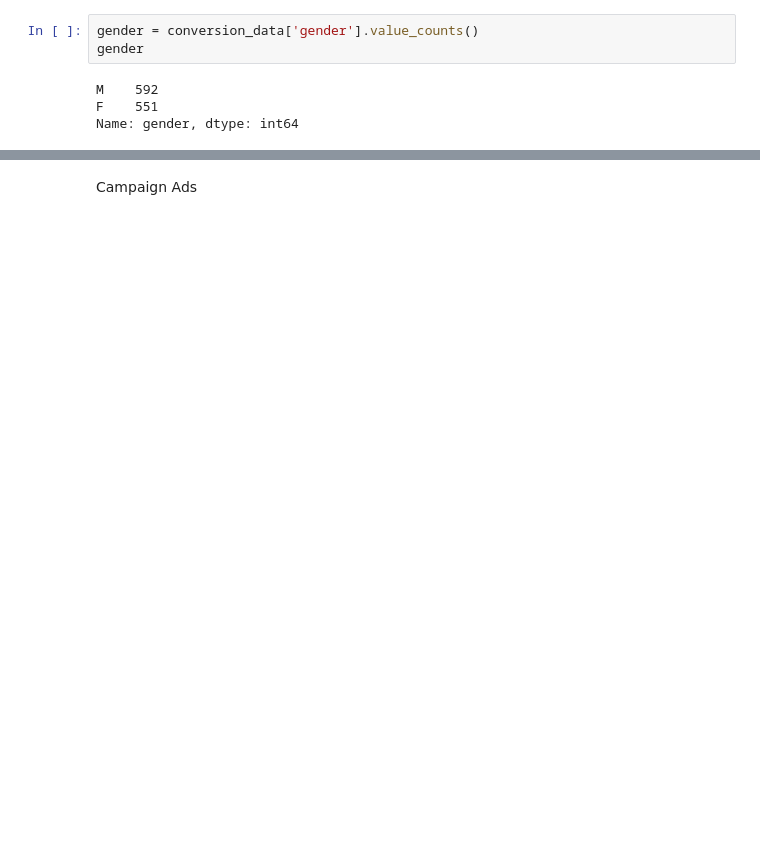
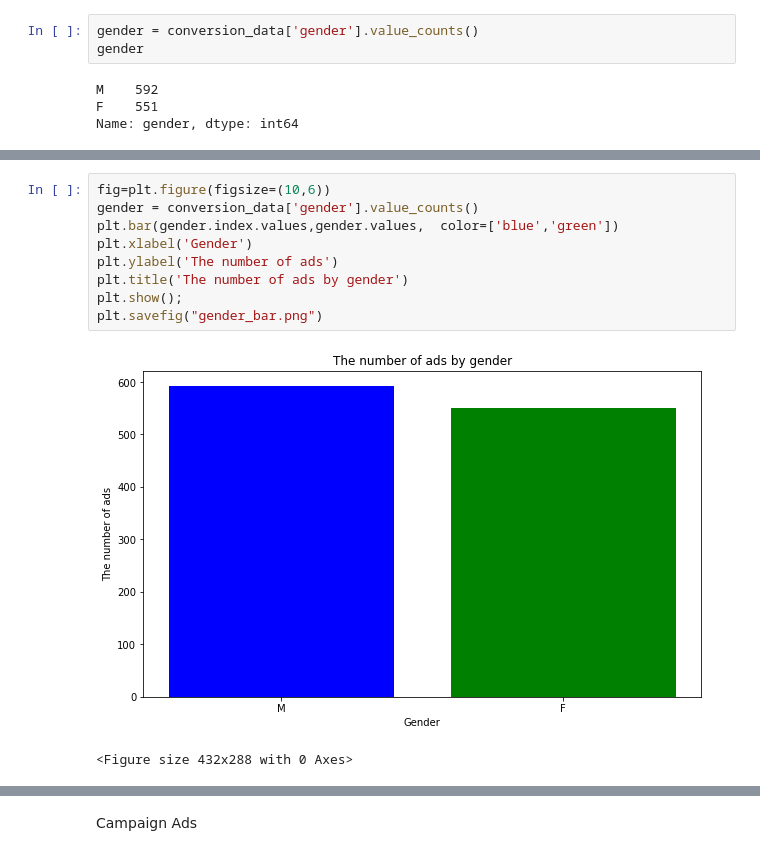
Before and after one commit to sthurstone/Return-Rate-Researchers---Project-I, a Jupyter notebook: KAG_Coversion_data_Analysis.ipynb, the cells around one changed output, grey strips where cells are left out. Saved outputs shown, nothing was run; the diff lists cells and outputs as text; blank space fills up the shorter version.

```diff
--- a/KAG_Coversion_data_Analysis.ipynb
+++ b/KAG_Coversion_data_Analysis.ipynb
@@ -93 +92,13 @@ Age
+# %%
+fig=plt.figure(figsize=(10,6))
+gender = conversion_data['gender'].value_counts()
+plt.bar(gender.index.values,gender.values,  color=['blue','green'])
+plt.xlabel('Gender')
+plt.ylabel('The number of ads')
+plt.title('The number of ads by gender')
+plt.show();
+plt.savefig("gender_bar.png")
+# %% [output]
+[figure, added]
+<Figure size 432x288 with 0 Axes>
 # %%
```
Also changed, not shown: parts of 21 cells of this notebook, 9 other files.
